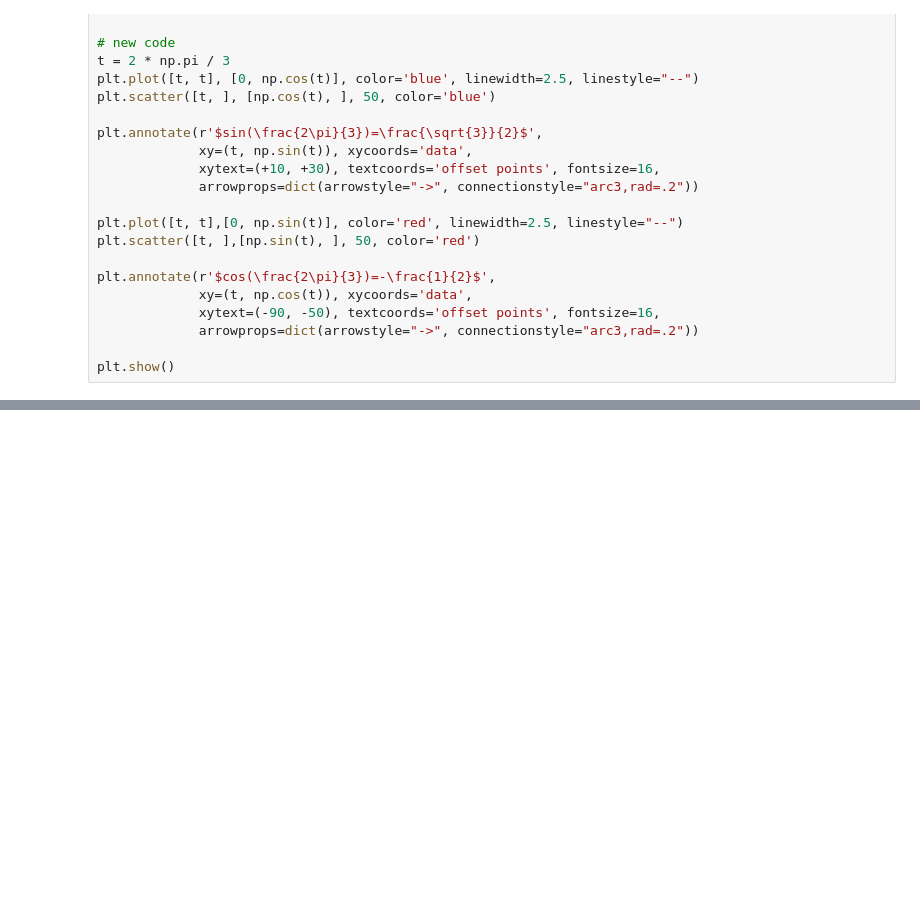
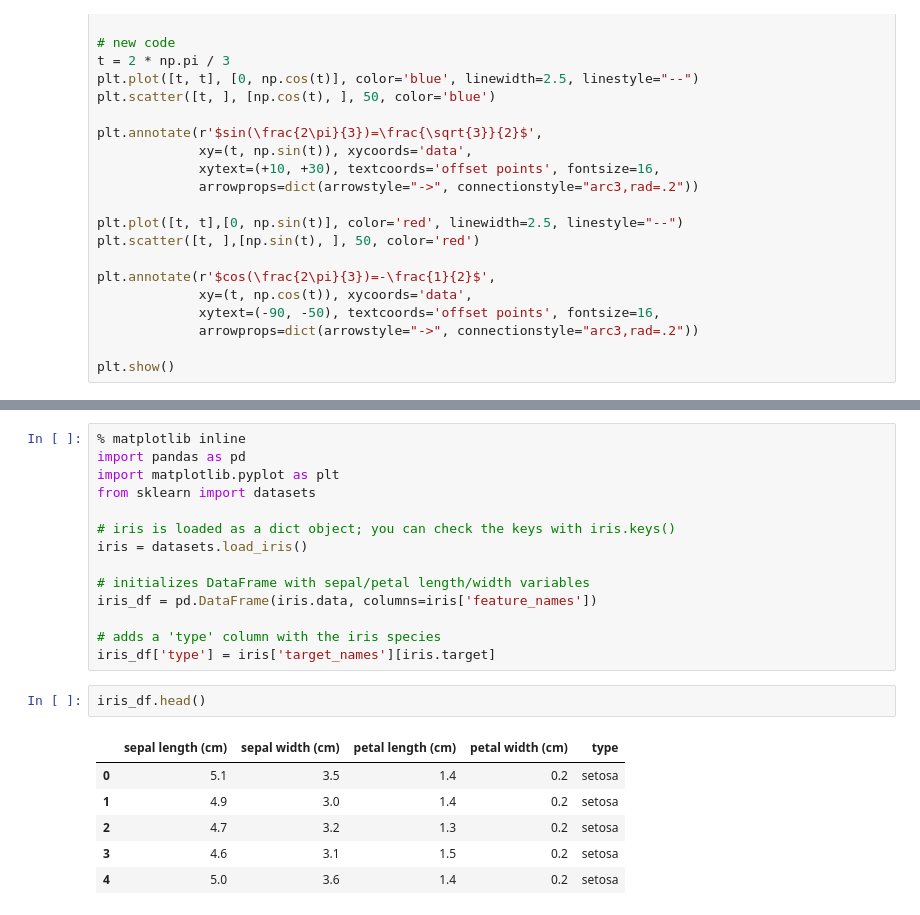
Before and after one commit to mlaai/Deep-Learning, a Jupyter notebook: Code/Projects/Data/PythonQuickReference.ipynb, the cells around one changed output, grey strips where cells are left out. Cells and saved outputs as stored; diff of their text form; blank space fills up the shorter version.

```diff
--- a/Code/Projects/Data/PythonQuickReference.ipynb
+++ b/Code/Projects/Data/PythonQuickReference.ipynb
@@ -1101,0 +1176,23 @@ plt.show()
+# %%
+% matplotlib inline
+import pandas as pd
+import matplotlib.pyplot as plt
+from sklearn import datasets
+
+# iris is loaded as a dict object; you can check the keys with iris.keys()
+iris = datasets.load_iris()
+
+# initializes DataFrame with sepal/petal length/width variables
+iris_df = pd.DataFrame(iris.data, columns=iris['feature_names'])
+
+# adds a 'type' column with the iris species
+iris_df['type'] = iris['target_names'][iris.target]
+# %%
+iris_df.head()
+# %% [output]
+|  | sepal length (cm) | sepal width (cm) | petal length (cm) | petal width (cm) | type |
+| 0 | 5.1 | 3.5 | 1.4 | 0.2 | setosa |
+| 1 | 4.9 | 3.0 | 1.4 | 0.2 | setosa |
+| 2 | 4.7 | 3.2 | 1.3 | 0.2 | setosa |
+| 3 | 4.6 | 3.1 | 1.5 | 0.2 | setosa |
+| 4 | 5.0 | 3.6 | 1.4 | 0.2 | setosa |
```
Also changed, not shown: parts of 6 cells of this notebook, 1 other file.
